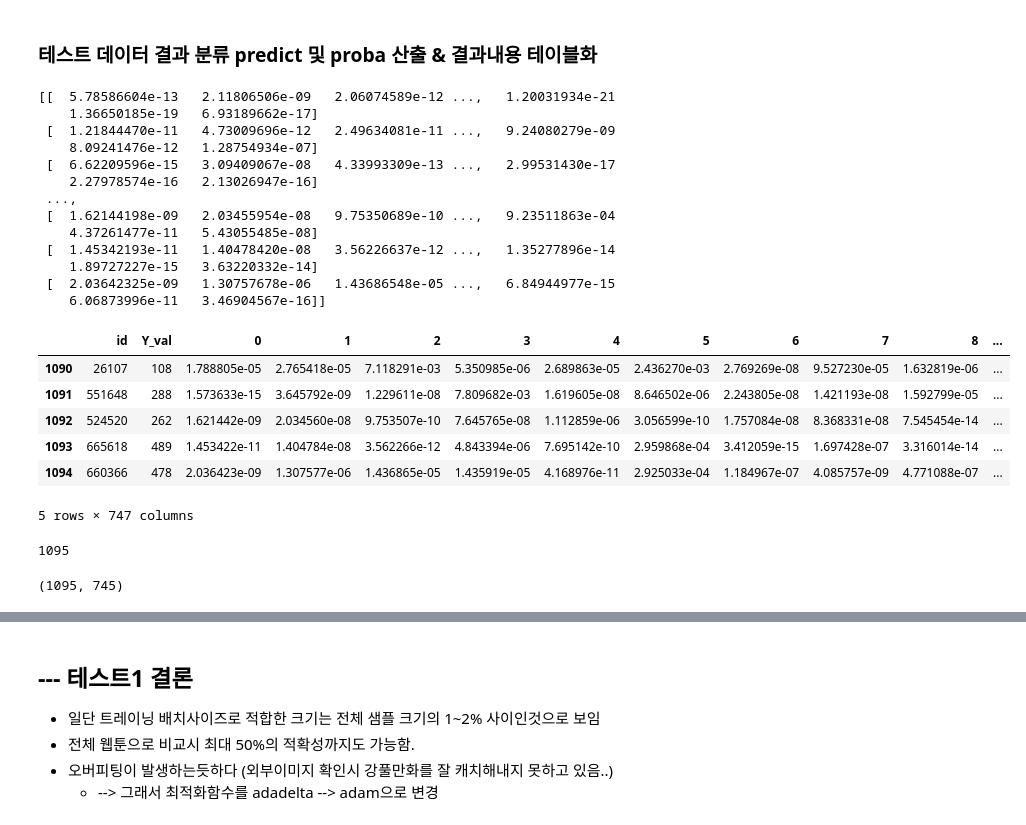
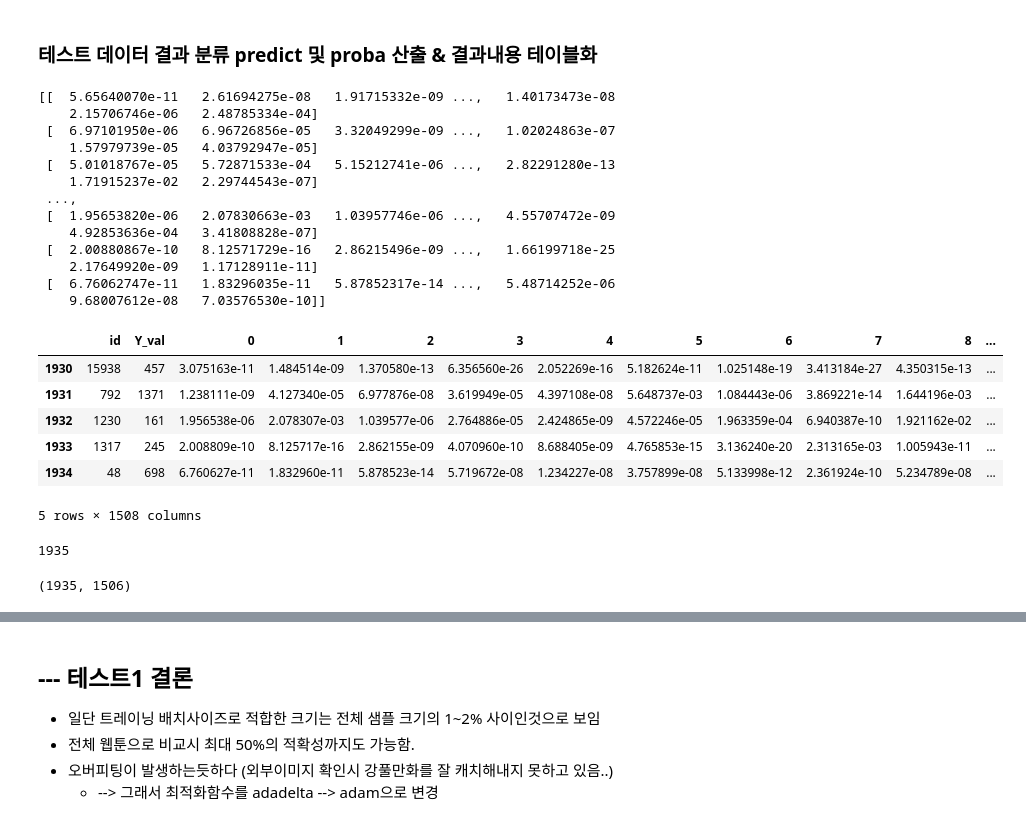
Before and after one commit to brightscannon/Webtoon_recommand_system, a Jupyter notebook: 03_3_ALL_platform_image_CNN_similarity_final.ipynb, the cells around one changed output, grey strips where cells are left out. Cells and saved outputs as stored; diff of their text form; code cells hidden in the pictures.

```diff
--- a/03_3_ALL_platform_image_CNN_similarity_final.ipynb
+++ b/03_3_ALL_platform_image_CNN_similarity_final.ipynb
@@ -563,7 +592,7 @@ array([  20,   20,   20, ..., 1450, 1450, 1450], dtype=int64)
 # %%
 # 트레인 /테스트데이터 나누기
 from sklearn.model_selection import train_test_split
-X_train, X_test, y_train, y_test = train_test_split(X_raw, y, test_size=0.01, random_state=0)
+X_train, X_test, y_train, y_test = train_test_split(X_raw, y, test_size=0.02, random_state=0)
 
 from keras.utils import np_utils
 Y_train = np_utils.to_categorical(y_train, 1506)
@@ -686,7 +742,7 @@ plt.show()
 ### ~~수동 학습하기~~
 # %%
 # 학습 이어서 하고싶을때 로딩
-model = load_model("Autosave_Naver_22345_valid_002_80x64(epoch_61)_BN_3x3_acc_57_vacc_58.hdf5")
+model = load_model("AutoSved_ND_22345_BN_3x3_val001_80x64(bs_128_epoch_217and FCL1024)_acc_32_vacc_41.hdf5")
 # %%
 # 모델구조확인
 model.summary()
@@ -722,39 +778,39 @@ from sklearn.metrics import *
 y_pred = model.predict(X_test,verbose=0)
 print(y_pred)
 # %% [output]
-[[  5.78586604e-13   2.11806506e-09   2.06074589e-12 ...,   1.20031934e-21
-    1.36650185e-19   6.93189662e-17]
- [  1.21844470e-11   4.73009696e-12   2.49634081e-11 ...,   9.24080279e-09
-    8.09241476e-12   1.28754934e-07]
- [  6.62209596e-15   3.09409067e-08   4.33993309e-13 ...,   2.99531430e-17
-    2.27978574e-16   2.13026947e-16]
+[[  5.65640070e-11   2.61694275e-08   1.91715332e-09 ...,   1.40173473e-08
+    2.15706746e-06   2.48785334e-04]
+ [  6.97101950e-06   6.96726856e-05   3.32049299e-09 ...,   1.02024863e-07
+    1.57979739e-05   4.03792947e-05]
+ [  5.01018767e-05   5.72871533e-04   5.15212741e-06 ...,   2.82291280e-13
+    1.71915237e-02   2.29744543e-07]
  ...,
- [  1.62144198e-09   2.03455954e-08   9.75350689e-10 ...,   9.23511863e-04
-    4.37261477e-11   5.43055485e-08]
- [  1.45342193e-11   1.40478420e-08   3.56226637e-12 ...,   1.35277896e-14
-    1.89727227e-15   3.63220332e-14]
- [  2.03642325e-09   1.30757678e-06   1.43686548e-05 ...,   6.84944977e-15
-    6.06873996e-11   3.46904567e-16]]
+ [  1.95653820e-06   2.07830663e-03   1.03957746e-06 ...,   4.55707472e-09
+    4.92853636e-04   3.41808828e-07]
+ [  2.00880867e-10   8.12571729e-16   2.86215496e-09 ...,   1.66199718e-25
+    2.17649920e-09   1.17128911e-11]
+ [  6.76062747e-11   1.83296035e-11   5.87852317e-14 ...,   5.48714252e-06
+    9.68007612e-08   7.03576530e-10]]
 # %%
 label_Y = le.inverse_transform(y_test)
 # result_df = pd.DataFrame([label_Y,y_test[0:50]],columns=['real_wbt_id','Y_val'])
 result_df = pd.DataFrame()
 result_df['id']=label_Y
 result_df['Y_val']=y_test
 result_df = pd.concat([result_df,pd.DataFrame(y_pred)],axis=1)
 clear_output()
-result_df.tail()
+result_df.reset_index(drop=True).tail()
 y_test.size
 y_pred.shape
 # %% [output]
 |  | id | Y_val | 0 | 1 | 2 | 3 | 4 | 5 | 6 | 7 | 8 | ... |
-| 1090 | 26107 | 108 | 1.788805e-05 | 2.765418e-05 | 7.118291e-03 | 5.350985e-06 | 2.689863e-05 | 2.436270e-03 | 2.769269e-08 | 9.527230e-05 | 1.632819e-06 | ... |
-| 1091 | 551648 | 288 | 1.573633e-15 | 3.645792e-09 | 1.229611e-08 | 7.809682e-03 | 1.619605e-08 | 8.646502e-06 | 2.243805e-08 | 1.421193e-08 | 1.592799e-05 | ... |
-| 1092 | 524520 | 262 | 1.621442e-09 | 2.034560e-08 | 9.753507e-10 | 7.645765e-08 | 1.112859e-06 | 3.056599e-10 | 1.757084e-08 | 8.368331e-08 | 7.545454e-14 | ... |
-| 1093 | 665618 | 489 | 1.453422e-11 | 1.404784e-08 | 3.562266e-12 | 4.843394e-06 | 7.695142e-10 | 2.959868e-04 | 3.412059e-15 | 1.697428e-07 | 3.316014e-14 | ... |
-| 1094 | 660366 | 478 | 2.036423e-09 | 1.307577e-06 | 1.436865e-05 | 1.435919e-05 | 4.168976e-11 | 2.925033e-04 | 1.184967e-07 | 4.085757e-09 | 4.771088e-07 | ... |
+| 1930 | 15938 | 457 | 3.075163e-11 | 1.484514e-09 | 1.370580e-13 | 6.356560e-26 | 2.052269e-16 | 5.182624e-11 | 1.025148e-19 | 3.413184e-27 | 4.350315e-13 | ... |
+| 1931 | 792 | 1371 | 1.238111e-09 | 4.127340e-05 | 6.977876e-08 | 3.619949e-05 | 4.397108e-08 | 5.648737e-03 | 1.084443e-06 | 3.869221e-14 | 1.644196e-03 | ... |
+| 1932 | 1230 | 161 | 1.956538e-06 | 2.078307e-03 | 1.039577e-06 | 2.764886e-05 | 2.424865e-09 | 4.572246e-05 | 1.963359e-04 | 6.940387e-10 | 1.921162e-02 | ... |
+| 1933 | 1317 | 245 | 2.008809e-10 | 8.125717e-16 | 2.862155e-09 | 4.070960e-10 | 8.688405e-09 | 4.765853e-15 | 3.136240e-20 | 2.313165e-03 | 1.005943e-11 | ... |
+| 1934 | 48 | 698 | 6.760627e-11 | 1.832960e-11 | 5.878523e-14 | 5.719672e-08 | 1.234227e-08 | 3.757899e-08 | 5.133998e-12 | 2.361924e-10 | 5.234789e-08 | ... |
-5 rows × 747 columns
+5 rows × 1508 columns
-1095
+1935
-(1095, 745)
+(1935, 1506)
 # %%
 #직접 눈으로 비교할 label숫자 설정
```
Also changed, not shown: parts of 21 cells of this notebook.
